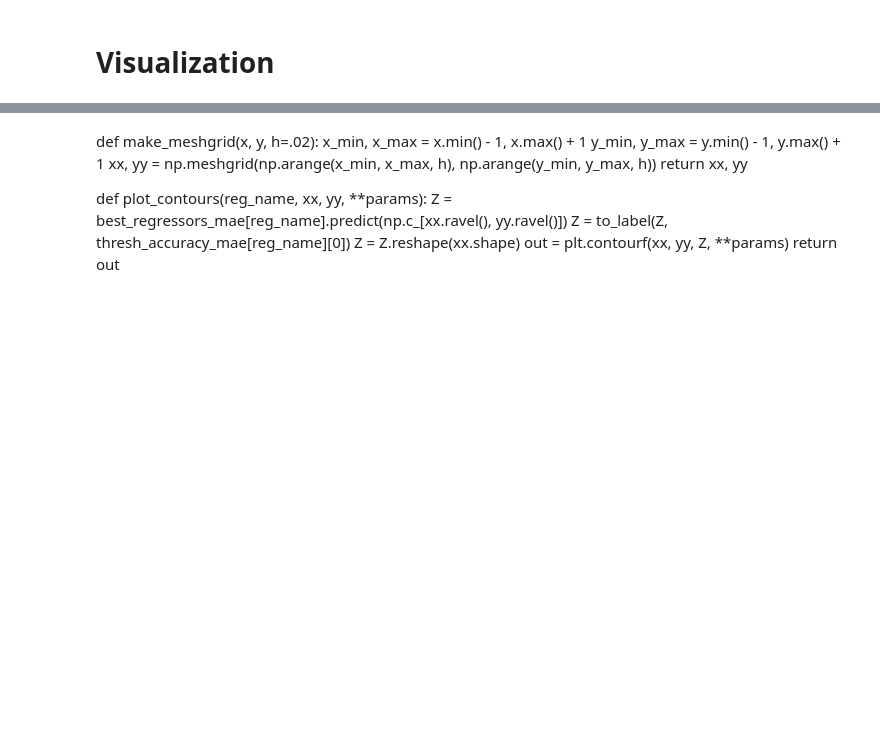
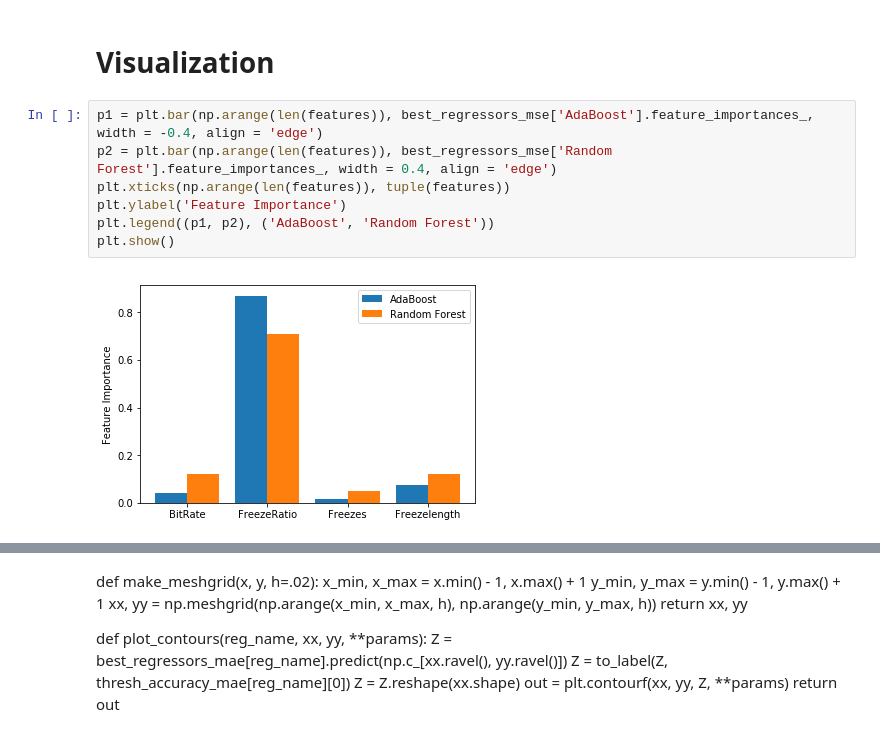
Before and after one commit to SINR-Group/VQA-Deep-Learning, a Jupyter notebook: scripts/CSE523_Regression.ipynb, the cells around one changed output, grey strips where cells are left out. Drawn from its saved outputs; the diff is of its cells as text; blank space fills up the shorter version.

Commit message:
added feature importance plot

```diff
--- a/scripts/CSE523_Regression.ipynb
+++ b/scripts/CSE523_Regression.ipynb
@@ -384,3 +384,12 @@ f1_score on s6: [ 0.806  0.     0.891]
 f1_score on px: [ 0.667  0.333  0.971]
 # %% [markdown]
 # Visualization
+# %%
+p1 = plt.bar(np.arange(len(features)), best_regressors_mse['AdaBoost'].feature_importances_, width = -0.4, align = 'edge')
+p2 = plt.bar(np.arange(len(features)), best_regressors_mse['Random Forest'].feature_importances_, width = 0.4, align = 'edge')
+plt.xticks(np.arange(len(features)), tuple(features))
+plt.ylabel('Feature Importance')
+plt.legend((p1, p2), ('AdaBoost', 'Random Forest'))
+plt.show()
+# %% [output]
+[figure, added]
```
Also changed, not shown: parts of 5 cells of this notebook.
